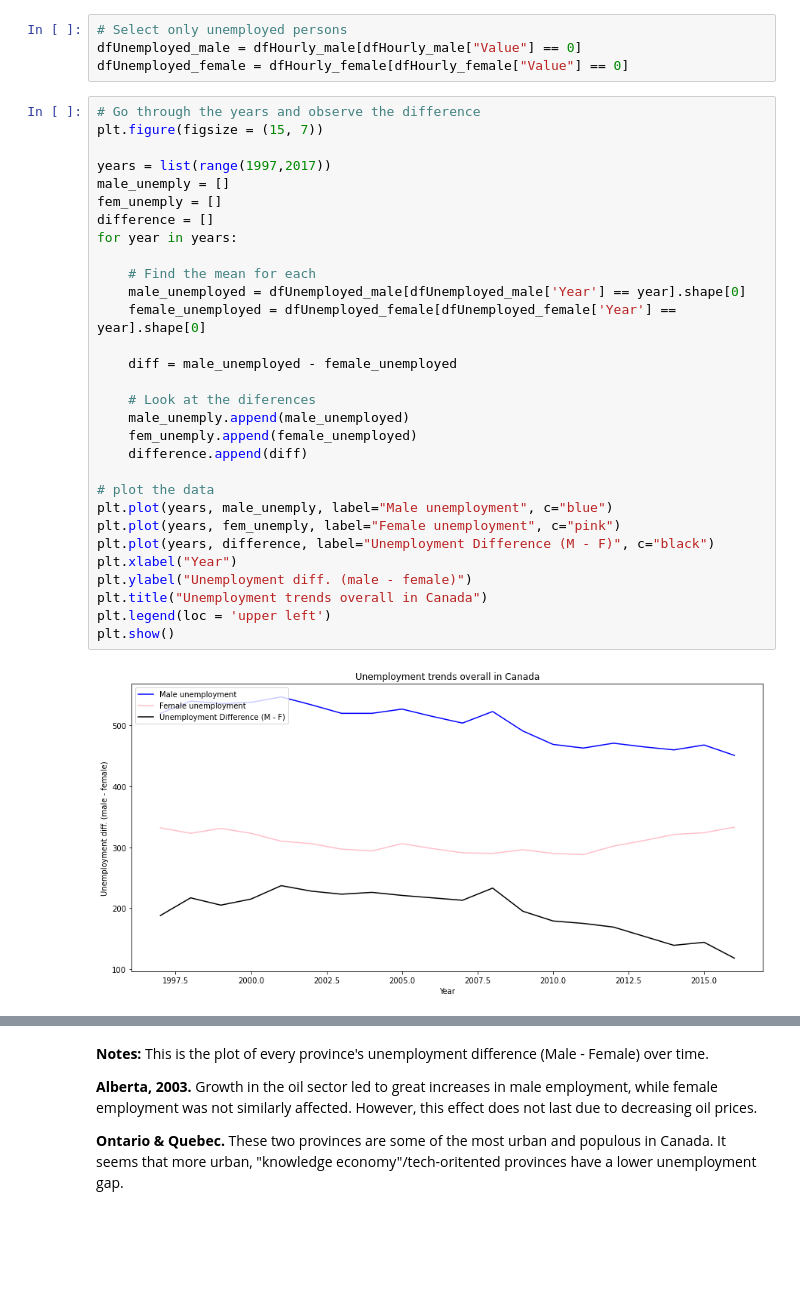
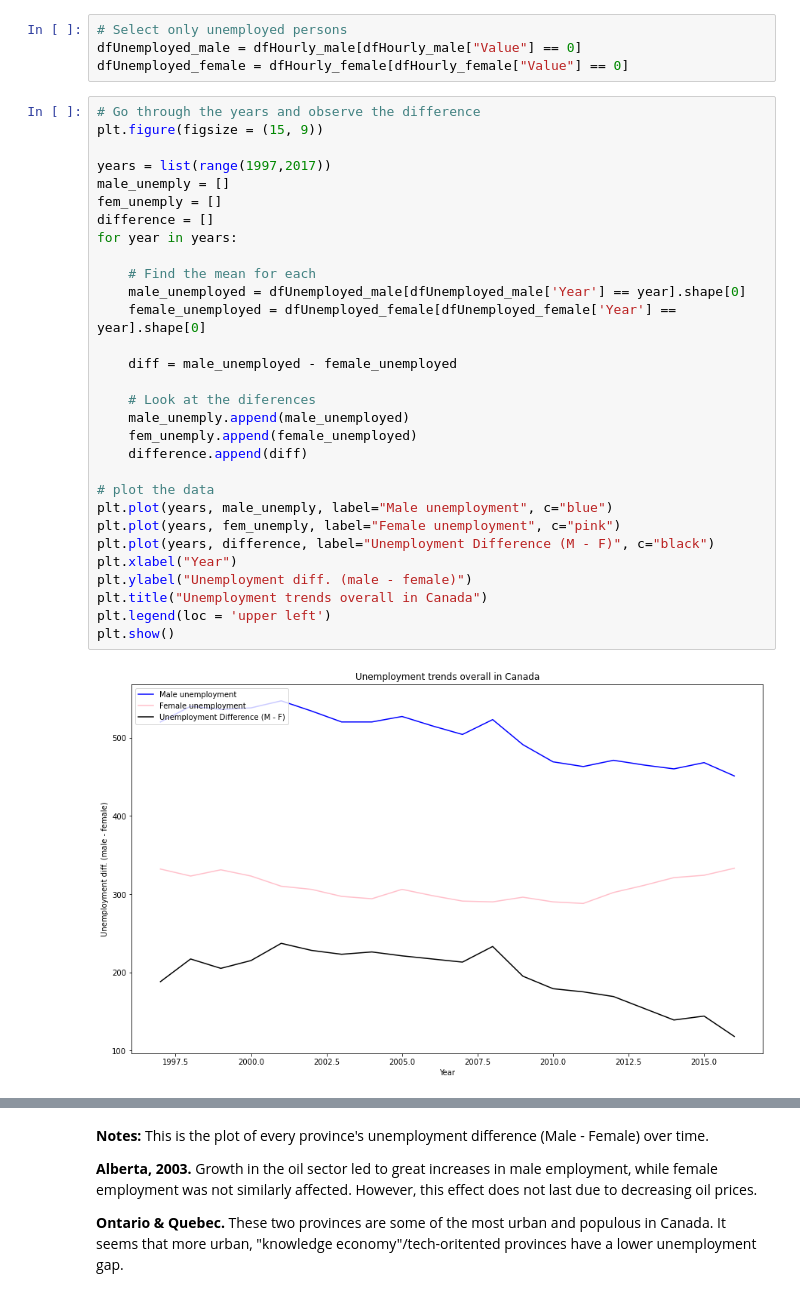
Before and after one commit to cuatro444/Canadian-Wages-Hackathon, a Jupyter notebook: CanadianWages.ipynb, the cells around one changed output, grey strips where cells are left out. Cells and saved outputs as stored; diff of their text form; blank space fills up the shorter version.

Commit message:
Fix errors in unemployment charts

```diff
--- a/CanadianWages.ipynb
+++ b/CanadianWages.ipynb
@@ -277,36 +275,36 @@ dfUnemployed_male = dfHourly_male[dfHourly_male["Value"] == 0]
 dfUnemployed_female = dfHourly_female[dfHourly_female["Value"] == 0]
 # %%
 # Go through the years and observe the difference
-plt.figure(figsize = (15, 7))
+plt.figure(figsize = (15, 9))
 
 years = list(range(1997,2017))
 male_unemply = []
 fem_unemply = []
 difference = []
 for year in years:
 
     # Find the mean for each
     male_unemployed = dfUnemployed_male[dfUnemployed_male['Year'] == year].shape[0]
     female_unemployed = dfUnemployed_female[dfUnemployed_female['Year'] == year].shape[0]
 
     diff = male_unemployed - female_unemployed
 
     # Look at the diferences
     male_unemply.append(male_unemployed)
     fem_unemply.append(female_unemployed)
     difference.append(diff)
 
 # plot the data
 plt.plot(years, male_unemply, label="Male unemployment", c="blue")
 plt.plot(years, fem_unemply, label="Female unemployment", c="pink")
 plt.plot(years, difference, label="Unemployment Difference (M - F)", c="black")
 plt.xlabel("Year")
 plt.ylabel("Unemployment diff. (male - female)")
 plt.title("Unemployment trends overall in Canada")
 plt.legend(loc = 'upper left')
 plt.show()
 # %% [output]
-[figure, old version]
+[figure, new version]
 # %% [markdown]
 **Notes:**  Holistically, males tend to have higher unemployment rates than women.
 
```
Also changed, not shown: parts of 3 cells of this notebook.
